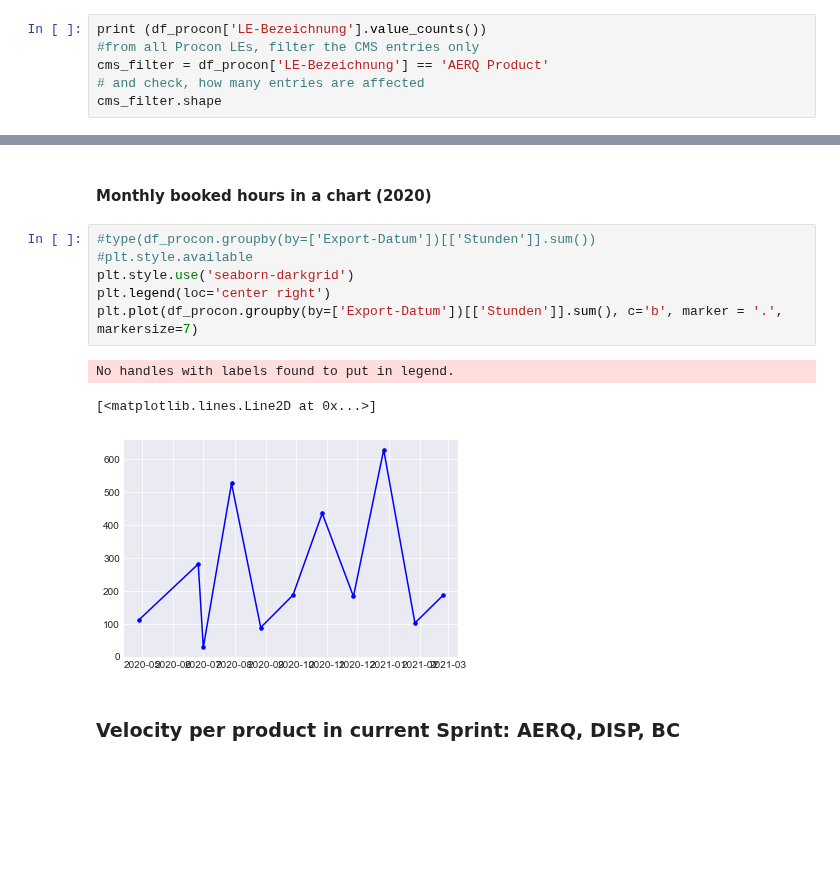
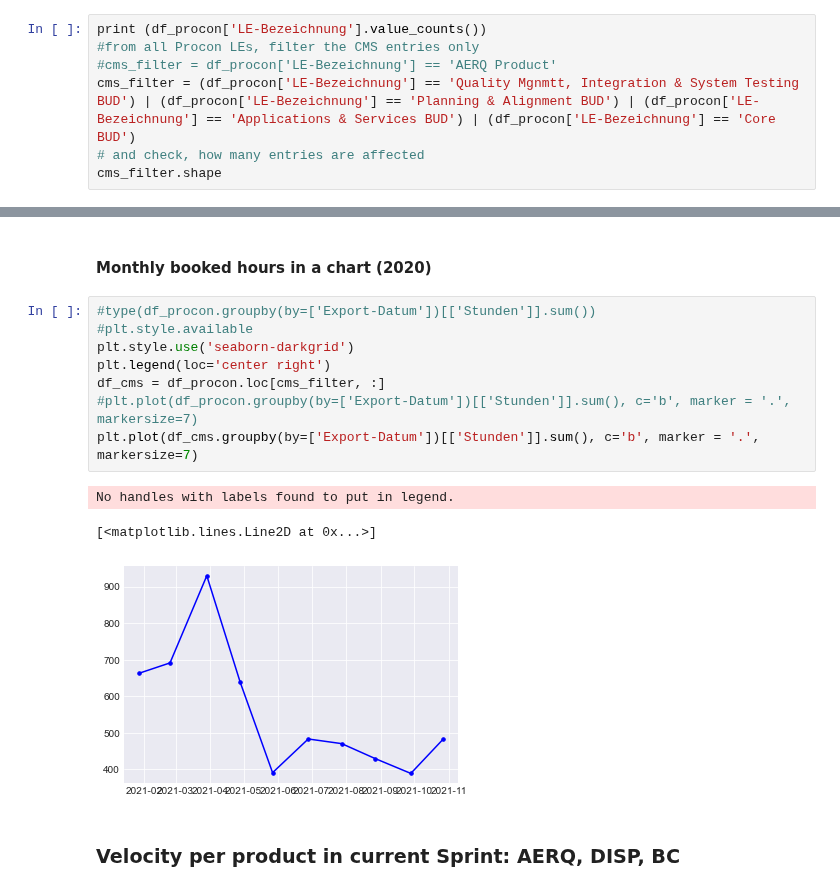
Before and after one commit to mweil372/jupyter-notebooks, a Jupyter notebook: aerq.bo.ipynb, the cells around one changed output, grey strips where cells are left out. Saved outputs shown, nothing was run; the diff lists cells and outputs as text; blank space fills up the shorter version.

```diff
--- a/aerq.bo.ipynb
+++ b/aerq.bo.ipynb
@@ -41,7 +41,8 @@ df_procon.shape
 # %%
 print (df_procon['LE-Bezeichnung'].value_counts())
 #from all Procon LEs, filter the CMS entries only
-cms_filter = df_procon['LE-Bezeichnung'] == 'AERQ Product'
+#cms_filter = df_procon['LE-Bezeichnung'] == 'AERQ Product'
+cms_filter = (df_procon['LE-Bezeichnung'] == 'Quality Mgnmtt, Integration & System Testing BUD') | (df_procon['LE-Bezeichnung'] == 'Planning & Alignment BUD') | (df_procon['LE-Bezeichnung'] == 'Applications & Services BUD') | (df_procon['LE-Bezeichnung'] == 'Core BUD')
 # and check, how many entries are affected
 cms_filter.shape
 # %% [output]
@@ -104,13 +109,15 @@ Name: Stunden, Length: 98, dtype: int64
 # %%
 #type(df_procon.groupby(by=['Export-Datum'])[['Stunden']].sum())
 #plt.style.available
 plt.style.use('seaborn-darkgrid')
 plt.legend(loc='center right')
-plt.plot(df_procon.groupby(by=['Export-Datum'])[['Stunden']].sum(), c='b', marker = '.', markersize=7)
+df_cms = df_procon.loc[cms_filter, :]
+#plt.plot(df_procon.groupby(by=['Export-Datum'])[['Stunden']].sum(), c='b', marker = '.', markersize=7)
+plt.plot(df_cms.groupby(by=['Export-Datum'])[['Stunden']].sum(), c='b', marker = '.', markersize=7)
 # %% [output]
 No handles with labels found to put in legend.
 [<matplotlib.lines.Line2D at 0x...>]
-[figure, old version]
+[figure, new version]
 # %% [markdown]
  ### Velocity per product in current Sprint: AERQ, DISP, BC
 # %%
```
Also changed, not shown: parts of 16 cells of this notebook, 15 other files.
